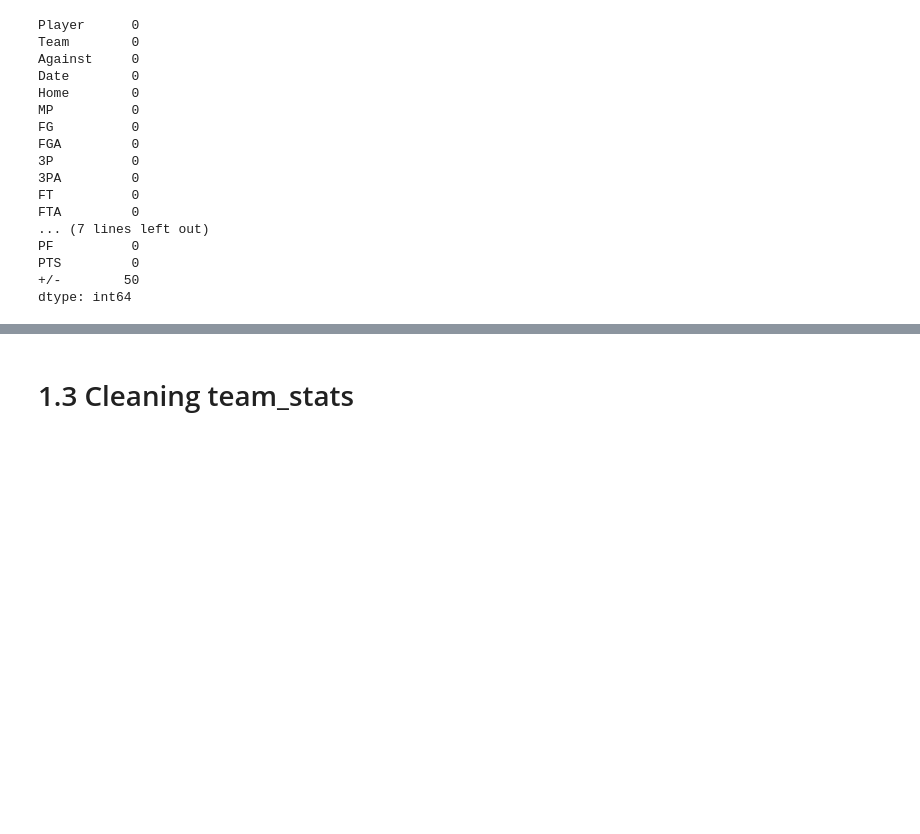
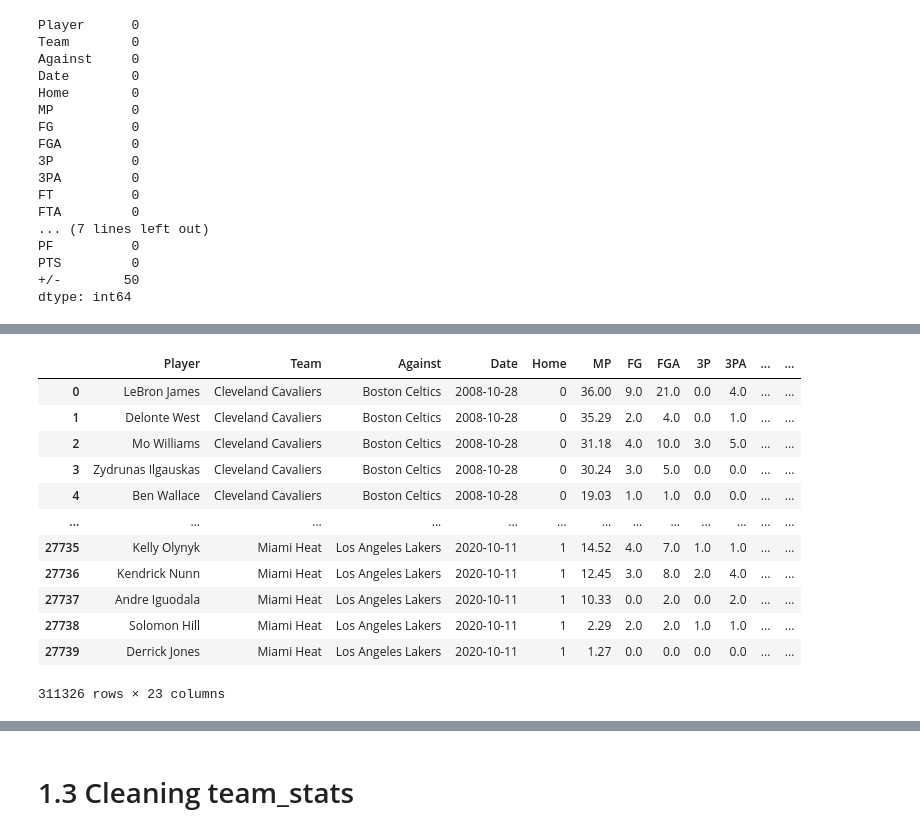
Before and after one commit to ElectricSheep007/UNH-Repo, a Jupyter notebook: DS_Guided_Capstone_2_Repo/virenv/Guided_Capstone_Project_2.ipynb, the cells around one changed output, grey strips where cells are left out. Saved outputs shown, nothing was run; the diff lists cells and outputs as text; code cells hidden in the pictures; blank space fills up the shorter version.

```diff
--- a/DS_Guided_Capstone_2_Repo/virenv/Guided_Capstone_Project_2.ipynb
+++ b/DS_Guided_Capstone_2_Repo/virenv/Guided_Capstone_Project_2.ipynb
@@ -160,0 +208,3 @@ player_stats['Date'] = pd.to_datetime(player_stats['Date'])
+# %%
+player_stats['gameID'] =  player_stats['Date'].dt.strftime('%Y%m%d') + player_stats['homeAbbr']
+player_stats.head()
@@ -161,3 +303,19 @@ player_stats['Date'] = pd.to_datetime(player_stats['Date'])
+# %%
+player_stats.drop(columns = ['homeAbbr'])
+# %% [output]
+|  | Player | Team | Against | Date | Home | MP | FG | FGA | 3P | 3PA | ... | ... |
+| 0 | LeBron James | Cleveland Cavaliers | Boston Celtics | 2008-10-28 | 0 | 36.00 | 9.0 | 21.0 | 0.0 | 4.0 | ... | ... |
+| 1 | Delonte West | Cleveland Cavaliers | Boston Celtics | 2008-10-28 | 0 | 35.29 | 2.0 | 4.0 | 0.0 | 1.0 | ... | ... |
+| 2 | Mo Williams | Cleveland Cavaliers | Boston Celtics | 2008-10-28 | 0 | 31.18 | 4.0 | 10.0 | 3.0 | 5.0 | ... | ... |
+| 3 | Zydrunas Ilgauskas | Cleveland Cavaliers | Boston Celtics | 2008-10-28 | 0 | 30.24 | 3.0 | 5.0 | 0.0 | 0.0 | ... | ... |
+| 4 | Ben Wallace | Cleveland Cavaliers | Boston Celtics | 2008-10-28 | 0 | 19.03 | 1.0 | 1.0 | 0.0 | 0.0 | ... | ... |
+| ... | ... | ... | ... | ... | ... | ... | ... | ... | ... | ... | ... | ... |
+| 27735 | Kelly Olynyk | Miami Heat | Los Angeles Lakers | 2020-10-11 | 1 | 14.52 | 4.0 | 7.0 | 1.0 | 1.0 | ... | ... |
+| 27736 | Kendrick Nunn | Miami Heat | Los Angeles Lakers | 2020-10-11 | 1 | 12.45 | 3.0 | 8.0 | 2.0 | 4.0 | ... | ... |
+| 27737 | Andre Iguodala | Miami Heat | Los Angeles Lakers | 2020-10-11 | 1 | 10.33 | 0.0 | 2.0 | 0.0 | 2.0 | ... | ... |
+| 27738 | Solomon Hill | Miami Heat | Los Angeles Lakers | 2020-10-11 | 1 | 2.29 | 2.0 | 2.0 | 1.0 | 1.0 | ... | ... |
+| 27739 | Derrick Jones | Miami Heat | Los Angeles Lakers | 2020-10-11 | 1 | 1.27 | 0.0 | 0.0 | 0.0 | 0.0 | ... | ... |
+311326 rows × 23 columns
 # %%
 clean_player_stats = player_stats
 # %%
```
Also changed, not shown: parts of 58 cells of this notebook.
